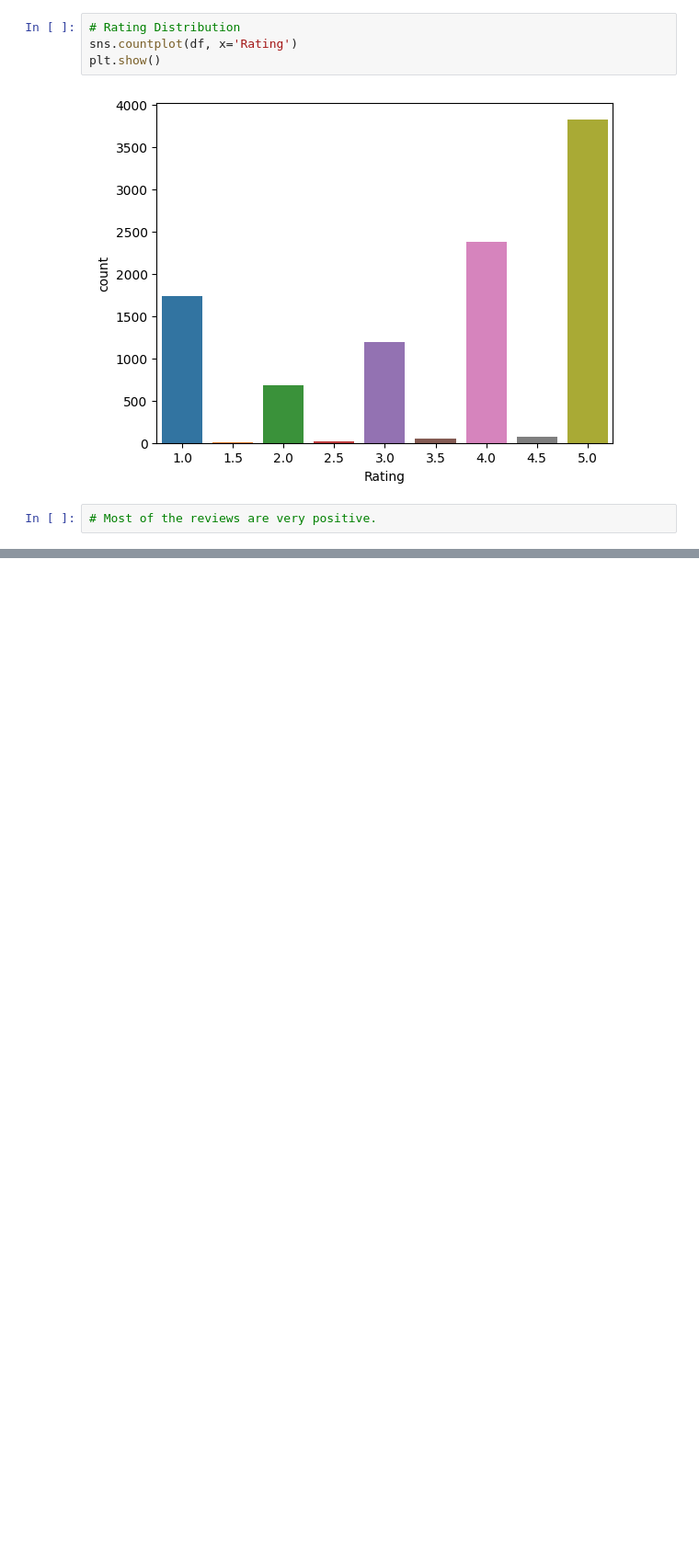
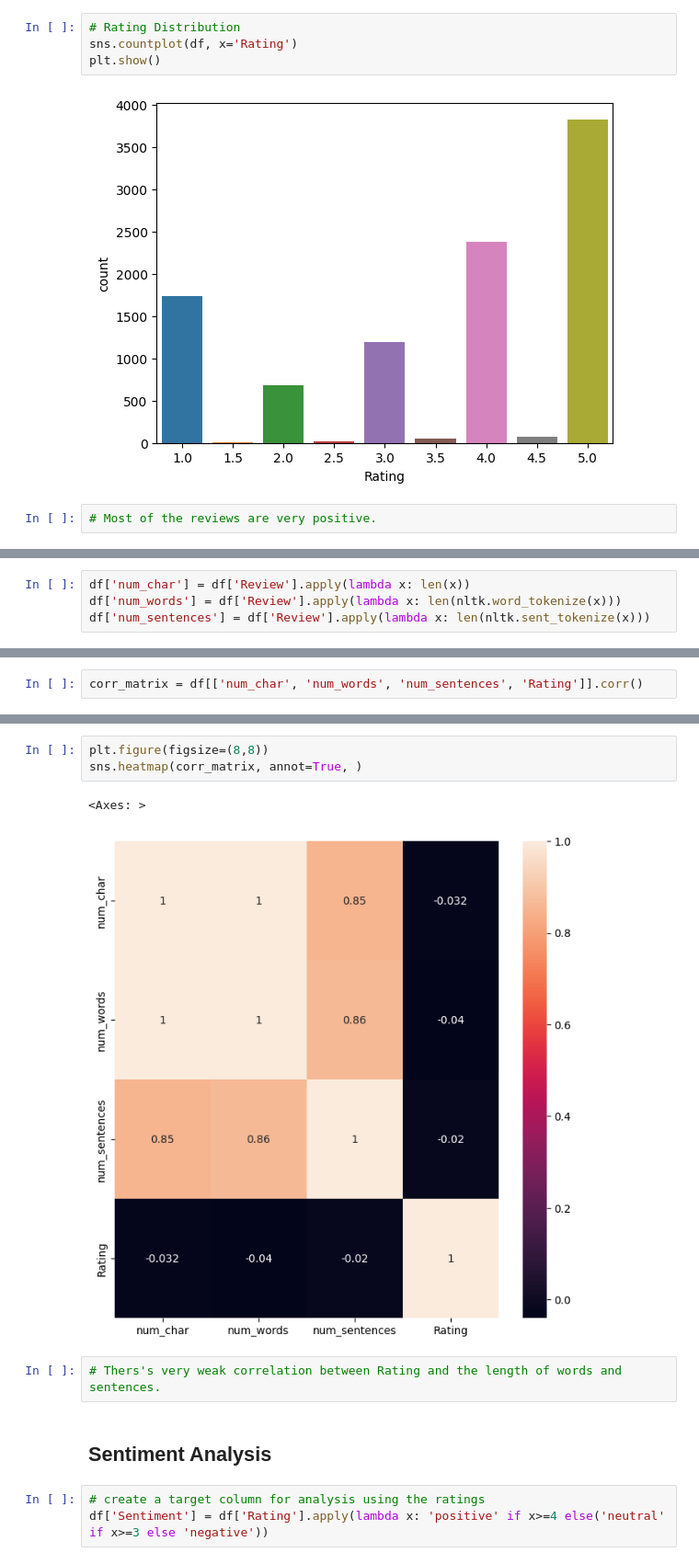
Before and after one commit to OsamaAnsari4671/Classification-Models, a Jupyter notebook: restaurant reviews sentiment analysis/Restaurant Reviews.ipynb, the cells around one changed output, grey strips where cells are left out. Shown: that part at 92% size. Drawn from its saved outputs; the diff is of its cells as text; blank space fills up the shorter version.

Commit message:
sentiment analysis

```diff
--- a/restaurant reviews sentiment analysis/Restaurant Reviews.ipynb
+++ b/restaurant reviews sentiment analysis/Restaurant Reviews.ipynb
@@ -120,0 +126,4 @@ plt.show()
+# %%
+df['num_char'] = df['Review'].apply(lambda x: len(x))
+df['num_words'] = df['Review'].apply(lambda x: len(nltk.word_tokenize(x)))
+df['num_sentences'] = df['Review'].apply(lambda x: len(nltk.sent_tokenize(x)))
@@ -120,0 +139,2 @@ plt.show()
+# %%
+corr_matrix = df[['num_char', 'num_words', 'num_sentences', 'Rating']].corr()
@@ -120,0 +149,13 @@ plt.show()
+# %%
+plt.figure(figsize=(8,8))
+sns.heatmap(corr_matrix, annot=True, )
+# %% [output]
+<Axes: >
+[figure, added]
+# %%
+# Thers's very weak correlation between Rating and the length of words and sentences.
+# %% [markdown]
+## Sentiment Analysis
+# %%
+# create a target column for analysis using the ratings
+df['Sentiment'] = df['Rating'].apply(lambda x: 'positive' if x>=4 else('neutral' if x>=3 else 'negative'))
```
Also changed, not shown: parts of 13 cells of this notebook.
